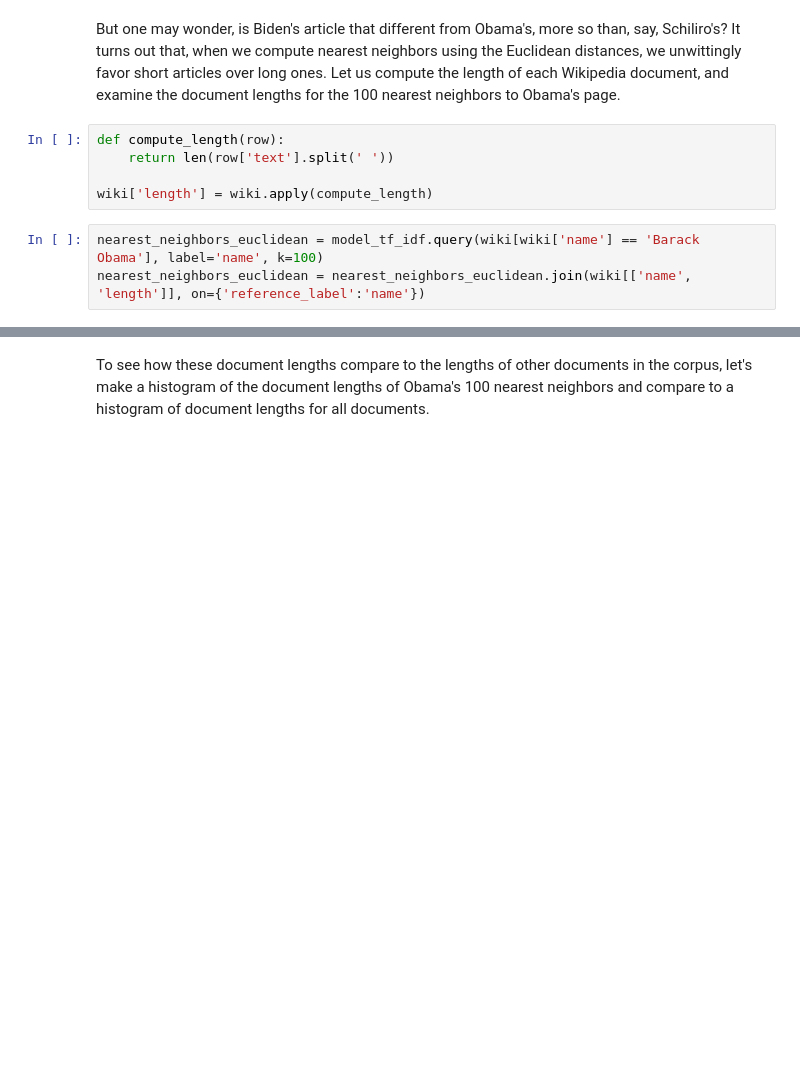
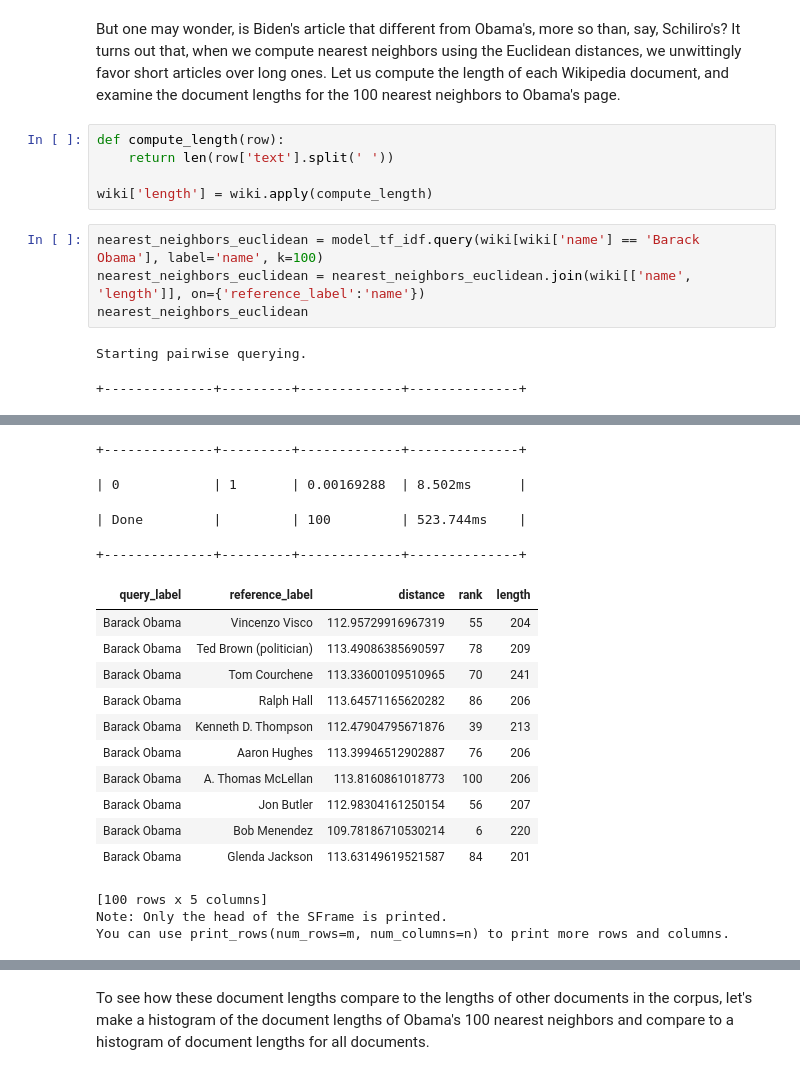
Before and after one commit to nimmitahsin1727/Nearest-Neighbours-with-WORD-COUNT-and-TF-IDF-document-representation, a Jupyter notebook: Nearest_Neighbours_with_WORD_COUNT_and_TF_IDF_document_representation.ipynb, the cells around one changed output, grey strips where cells are left out. Saved outputs shown, nothing was run; the diff lists cells and outputs as text; blank space fills up the shorter version.

```diff
--- a/Nearest_Neighbours_with_WORD_COUNT_and_TF_IDF_document_representation.ipynb
+++ b/Nearest_Neighbours_with_WORD_COUNT_and_TF_IDF_document_representation.ipynb
@@ -423,3 +557,7 @@ wiki['length'] = wiki.apply(compute_length)
 # %%
 nearest_neighbors_euclidean = model_tf_idf.query(wiki[wiki['name'] == 'Barack Obama'], label='name', k=100)
 nearest_neighbors_euclidean = nearest_neighbors_euclidean.join(wiki[['name', 'length']], on={'reference_label':'name'})
+nearest_neighbors_euclidean
+# %% [output]
+Starting pairwise querying.
++--------------+---------+-------------+--------------+
@@ -426,2 +565,20 @@ nearest_neighbors_euclidean = nearest_neighbors_euclidean.join(wiki[['name', 'le
++--------------+---------+-------------+--------------+
+| 0            | 1       | 0.00169288  | 8.502ms      |
+| Done         |         | 100         | 523.744ms    |
++--------------+---------+-------------+--------------+
+| query_label | reference_label | distance | rank | length |
+| Barack Obama | Vincenzo Visco | 112.95729916967319 | 55 | 204 |
+| Barack Obama | Ted Brown (politician) | 113.49086385690597 | 78 | 209 |
+| Barack Obama | Tom Courchene | 113.33600109510965 | 70 | 241 |
+| Barack Obama | Ralph Hall | 113.64571165620282 | 86 | 206 |
+| Barack Obama | Kenneth D. Thompson | 112.47904795671876 | 39 | 213 |
+| Barack Obama | Aaron Hughes | 113.39946512902887 | 76 | 206 |
+| Barack Obama | A. Thomas McLellan | 113.8160861018773 | 100 | 206 |
+| Barack Obama | Jon Butler | 112.98304161250154 | 56 | 207 |
+| Barack Obama | Bob Menendez | 109.78186710530214 | 6 | 220 |
+| Barack Obama | Glenda Jackson | 113.63149619521587 | 84 | 201 |
+[100 rows x 5 columns]
+Note: Only the head of the SFrame is printed.
+You can use print_rows(num_rows=m, num_columns=n) to print more rows and columns.
 # %%
 nearest_neighbors_euclidean.sort('rank')
```
Also changed, not shown: parts of 24 cells of this notebook.
